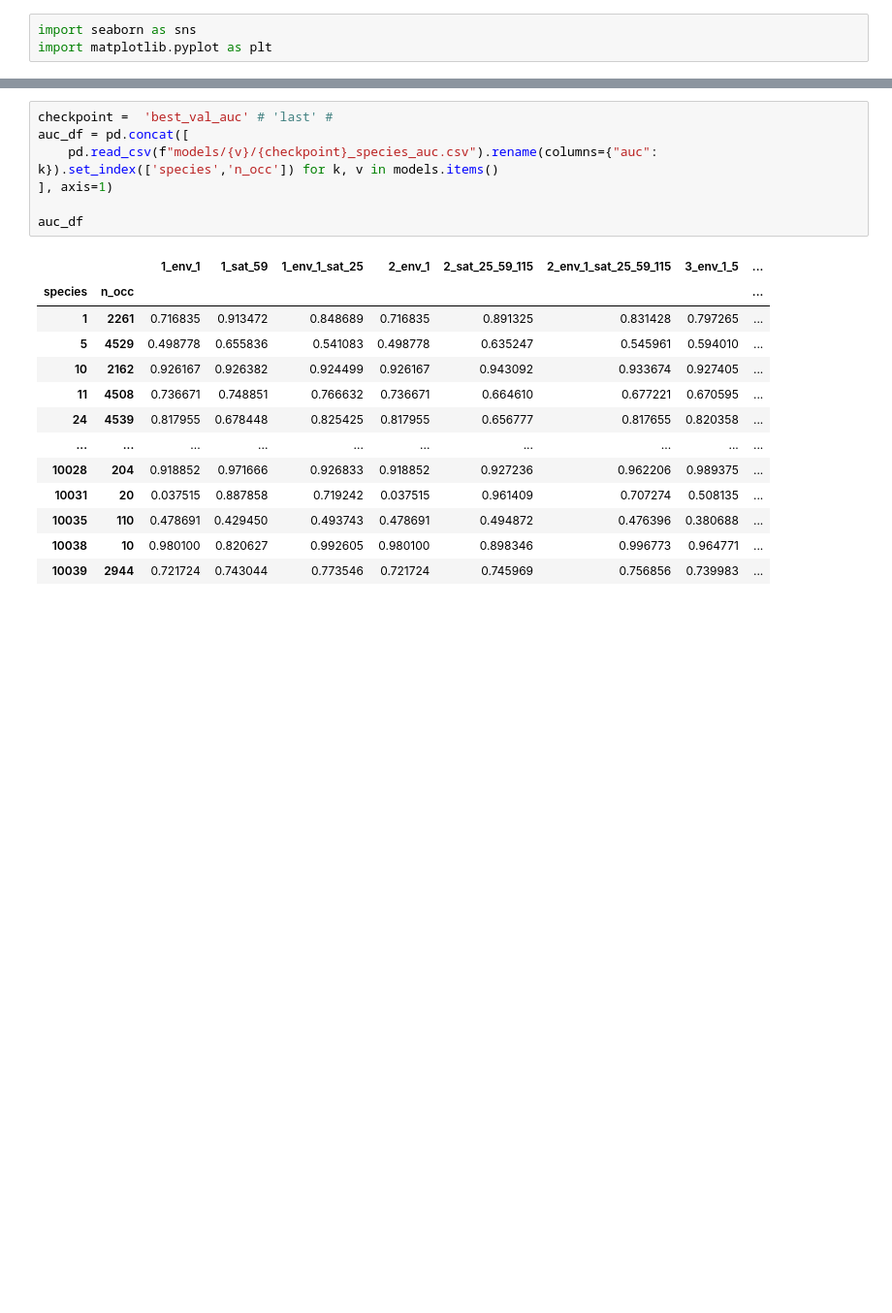
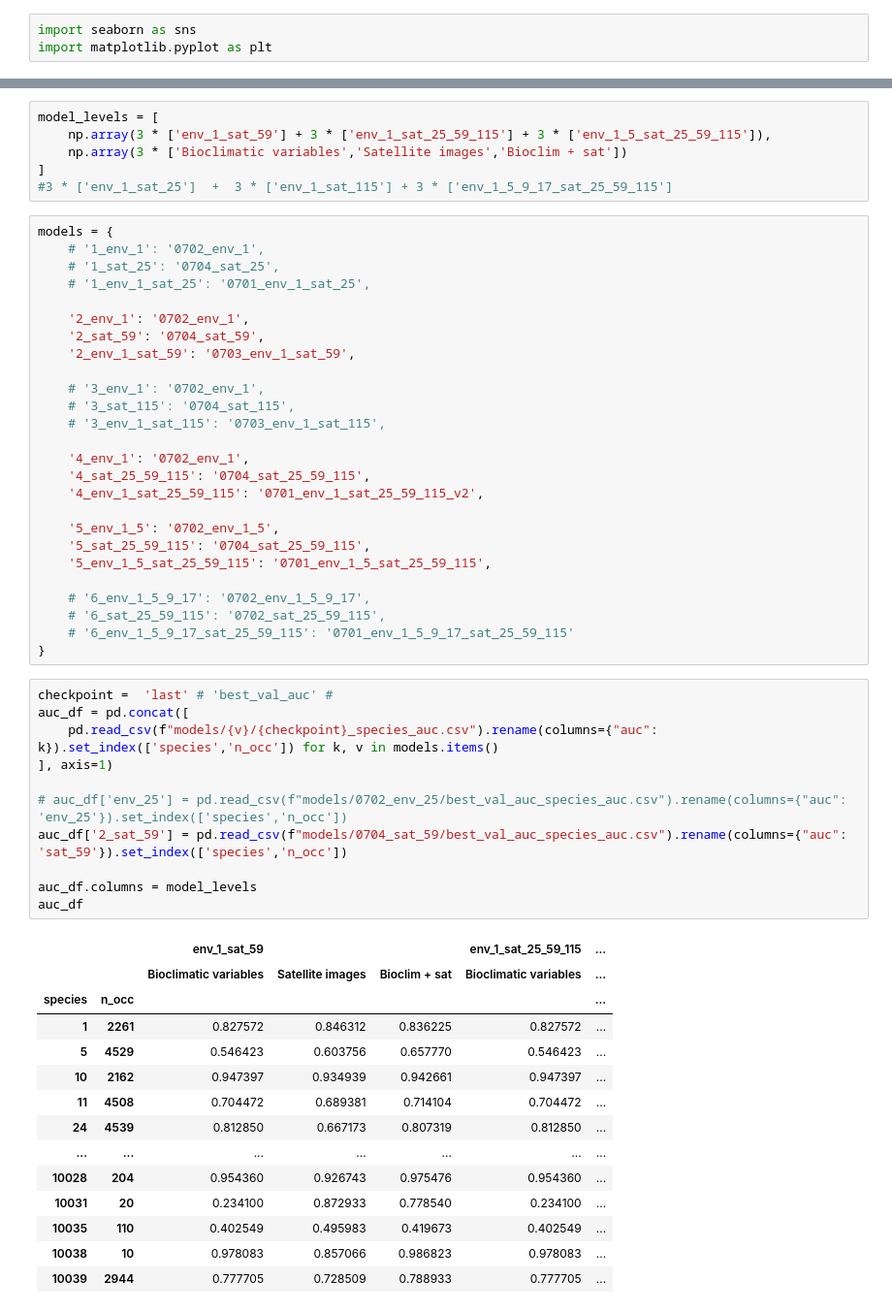
Before and after one commit to ninavantiel/multi_scale_SDMs, a Jupyter notebook: multimodal_fig.ipynb, the cells around one changed output, grey strips where cells are left out. Shown: that part at 97% size. Saved outputs shown, nothing was run; the diff lists cells and outputs as text; blank space fills up the shorter version.

Commit message:
last modifs for eccv ws

```diff
--- a/multimodal_fig.ipynb
+++ b/multimodal_fig.ipynb
@@ -25,22 +6,59 @@ models = {
+# %%
+model_levels = [
+    np.array(3 * ['env_1_sat_59'] + 3 * ['env_1_sat_25_59_115'] + 3 * ['env_1_5_sat_25_59_115']),
+    np.array(3 * ['Bioclimatic variables','Satellite images','Bioclim + sat'])
+]
+#3 * ['env_1_sat_25']  +  3 * ['env_1_sat_115'] + 3 * ['env_1_5_9_17_sat_25_59_115']
+# %%
+models = {
+    # '1_env_1': '0702_env_1',
+    # '1_sat_25': '0704_sat_25',
+    # '1_env_1_sat_25': '0701_env_1_sat_25',
+
+    '2_env_1': '0702_env_1',
+    '2_sat_59': '0704_sat_59',
+    '2_env_1_sat_59': '0703_env_1_sat_59',
+
+    # '3_env_1': '0702_env_1',
+    # '3_sat_115': '0704_sat_115',
+    # '3_env_1_sat_115': '0703_env_1_sat_115',
+
+    '4_env_1': '0702_env_1',
+    '4_sat_25_59_115': '0704_sat_25_59_115',
+    '4_env_1_sat_25_59_115': '0701_env_1_sat_25_59_115_v2',
+
+    '5_env_1_5': '0702_env_1_5',
+    '5_sat_25_59_115': '0704_sat_25_59_115',
+    '5_env_1_5_sat_25_59_115': '0701_env_1_5_sat_25_59_115',
+
+    # '6_env_1_5_9_17': '0702_env_1_5_9_17',
+    # '6_sat_25_59_115': '0702_sat_25_59_115',
+    # '6_env_1_5_9_17_sat_25_59_115': '0701_env_1_5_9_17_sat_25_59_115'
+}
 # %%
-checkpoint =  'best_val_auc' # 'last' #
+checkpoint =  'last' # 'best_val_auc' #
 auc_df = pd.concat([
     pd.read_csv(f"models/{v}/{checkpoint}_species_auc.csv").rename(columns={"auc": k}).set_index(['species','n_occ']) for k, v in models.items()
 ], axis=1)
 
+# auc_df['env_25'] = pd.read_csv(f"models/0702_env_25/best_val_auc_species_auc.csv").rename(columns={"auc": 'env_25'}).set_index(['species','n_occ'])
+auc_df['2_sat_59'] = pd.read_csv(f"models/0704_sat_59/best_val_auc_species_auc.csv").rename(columns={"auc": 'sat_59'}).set_index(['species','n_occ'])
+
+auc_df.columns = model_levels
 auc_df
 # %% [output]
-|  |  | 1_env_1 | 1_sat_59 | 1_env_1_sat_25 | 2_env_1 | 2_sat_25_59_115 | 2_env_1_sat_25_59_115 | 3_env_1_5 | ... |
-| species | n_occ |  |  |  |  |  |  |  | ... |
-| 1 | 2261 | 0.716835 | 0.913472 | 0.848689 | 0.716835 | 0.891325 | 0.831428 | 0.797265 | ... |
-| 5 | 4529 | 0.498778 | 0.655836 | 0.541083 | 0.498778 | 0.635247 | 0.545961 | 0.594010 | ... |
-| 10 | 2162 | 0.926167 | 0.926382 | 0.924499 | 0.926167 | 0.943092 | 0.933674 | 0.927405 | ... |
-| 11 | 4508 | 0.736671 | 0.748851 | 0.766632 | 0.736671 | 0.664610 | 0.677221 | 0.670595 | ... |
-| 24 | 4539 | 0.817955 | 0.678448 | 0.825425 | 0.817955 | 0.656777 | 0.817655 | 0.820358 | ... |
-| ... | ... | ... | ... | ... | ... | ... | ... | ... | ... |
-| 10028 | 204 | 0.918852 | 0.971666 | 0.926833 | 0.918852 | 0.927236 | 0.962206 | 0.989375 | ... |
-| 10031 | 20 | 0.037515 | 0.887858 | 0.719242 | 0.037515 | 0.961409 | 0.707274 | 0.508135 | ... |
-| 10035 | 110 | 0.478691 | 0.429450 | 0.493743 | 0.478691 | 0.494872 | 0.476396 | 0.380688 | ... |
-| 10038 | 10 | 0.980100 | 0.820627 | 0.992605 | 0.980100 | 0.898346 | 0.996773 | 0.964771 | ... |
-| 10039 | 2944 | 0.721724 | 0.743044 | 0.773546 | 0.721724 | 0.745969 | 0.756856 | 0.739983 | ... |
+|  |  | env_1_sat_59 |  |  | env_1_sat_25_59_115 | ... |
+|  |  | Bioclimatic variables | Satellite images | Bioclim + sat | Bioclimatic variables | ... |
+| species | n_occ |  |  |  |  | ... |
+| 1 | 2261 | 0.827572 | 0.846312 | 0.836225 | 0.827572 | ... |
+| 5 | 4529 | 0.546423 | 0.603756 | 0.657770 | 0.546423 | ... |
+| 10 | 2162 | 0.947397 | 0.934939 | 0.942661 | 0.947397 | ... |
+| 11 | 4508 | 0.704472 | 0.689381 | 0.714104 | 0.704472 | ... |
+| 24 | 4539 | 0.812850 | 0.667173 | 0.807319 | 0.812850 | ... |
+| ... | ... | ... | ... | ... | ... | ... |
+| 10028 | 204 | 0.954360 | 0.926743 | 0.975476 | 0.954360 | ... |
+| 10031 | 20 | 0.234100 | 0.872933 | 0.778540 | 0.234100 | ... |
+| 10035 | 110 | 0.402549 | 0.495983 | 0.419673 | 0.402549 | ... |
+| 10038 | 10 | 0.978083 | 0.857066 | 0.986823 | 0.978083 | ... |
+| 10039 | 2944 | 0.777705 | 0.728509 | 0.788933 | 0.777705 | ... |
 2174 rows × 9 columns
```
Also changed, not shown: parts of 12 cells of this notebook, 8 other files.
